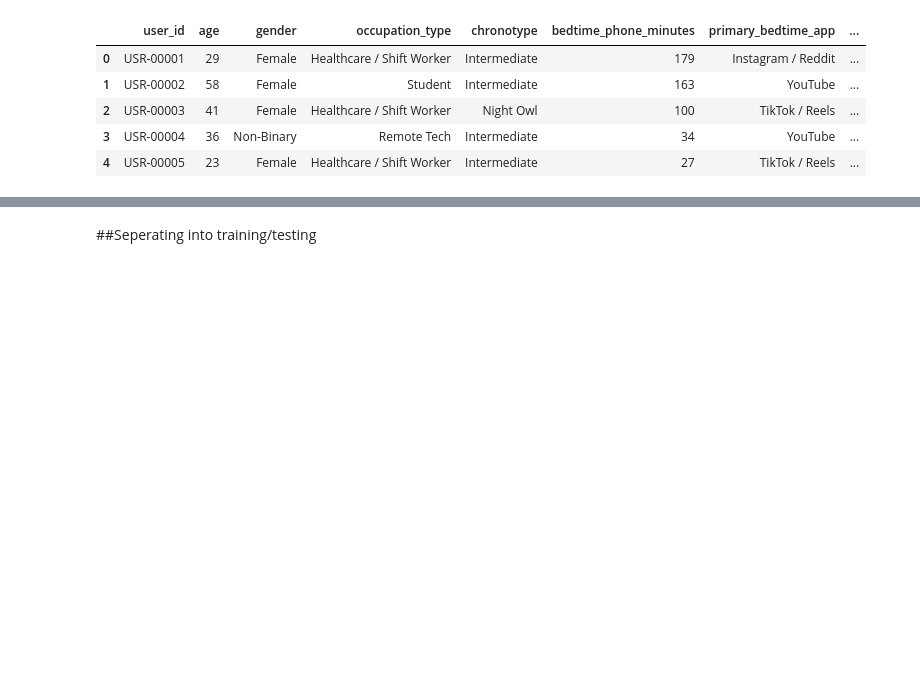
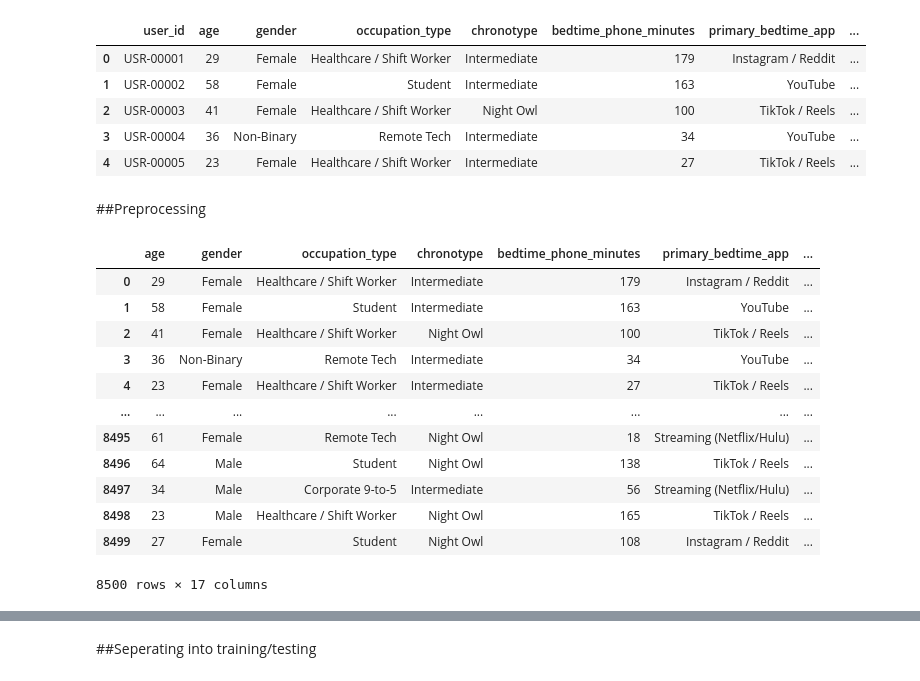
Before and after one commit to claramanolache/DeepLearning, a Jupyter notebook: Presentation_1DL.ipynb, the cells around one changed output, grey strips where cells are left out. Drawn from its saved outputs; the diff is of its cells as text; code cells hidden in the pictures; blank space fills up the shorter version.

```diff
--- a/Presentation_1DL.ipynb
+++ b/Presentation_1DL.ipynb
@@ -75,7 +77,7 @@ print(os.listdir(folder))
 extracting data into variable
 # %%
 file =('sleep-debt-and-screen-time-late-night-phone-habits/bedtime_screentime_sleep_debt.csv')
-sleep_data = pds.read_csv(file)
+df = pds.read_csv(file)
 # %% [markdown]
 checking data is correct
 # %%
@@ -97,3 +99,21 @@ Index(['user_id', 'age', 'gender', 'occupation_type', 'chronotype',
 | 2 | USR-00003 | 41 | Female | Healthcare / Shift Worker | Night Owl | 100 | TikTok / Reels | ... |
 | 3 | USR-00004 | 36 | Non-Binary | Remote Tech | Intermediate | 34 | YouTube | ... |
 | 4 | USR-00005 | 23 | Female | Healthcare / Shift Worker | Intermediate | 27 | TikTok / Reels | ... |
+# %% [markdown]
+##Preprocessing
+# %%
+df.drop(columns="user_id")
+# %% [output]
+|  | age | gender | occupation_type | chronotype | bedtime_phone_minutes | primary_bedtime_app | ... |
+| 0 | 29 | Female | Healthcare / Shift Worker | Intermediate | 179 | Instagram / Reddit | ... |
+| 1 | 58 | Female | Student | Intermediate | 163 | YouTube | ... |
+| 2 | 41 | Female | Healthcare / Shift Worker | Night Owl | 100 | TikTok / Reels | ... |
+| 3 | 36 | Non-Binary | Remote Tech | Intermediate | 34 | YouTube | ... |
+| 4 | 23 | Female | Healthcare / Shift Worker | Intermediate | 27 | TikTok / Reels | ... |
+| ... | ... | ... | ... | ... | ... | ... | ... |
+| 8495 | 61 | Female | Remote Tech | Night Owl | 18 | Streaming (Netflix/Hulu) | ... |
+| 8496 | 64 | Male | Student | Night Owl | 138 | TikTok / Reels | ... |
+| 8497 | 34 | Male | Corporate 9-to-5 | Intermediate | 56 | Streaming (Netflix/Hulu) | ... |
+| 8498 | 23 | Male | Healthcare / Shift Worker | Night Owl | 165 | TikTok / Reels | ... |
+| 8499 | 27 | Female | Student | Night Owl | 108 | Instagram / Reddit | ... |
+8500 rows × 17 columns
```
Also changed, not shown: parts of 15 cells of this notebook.
